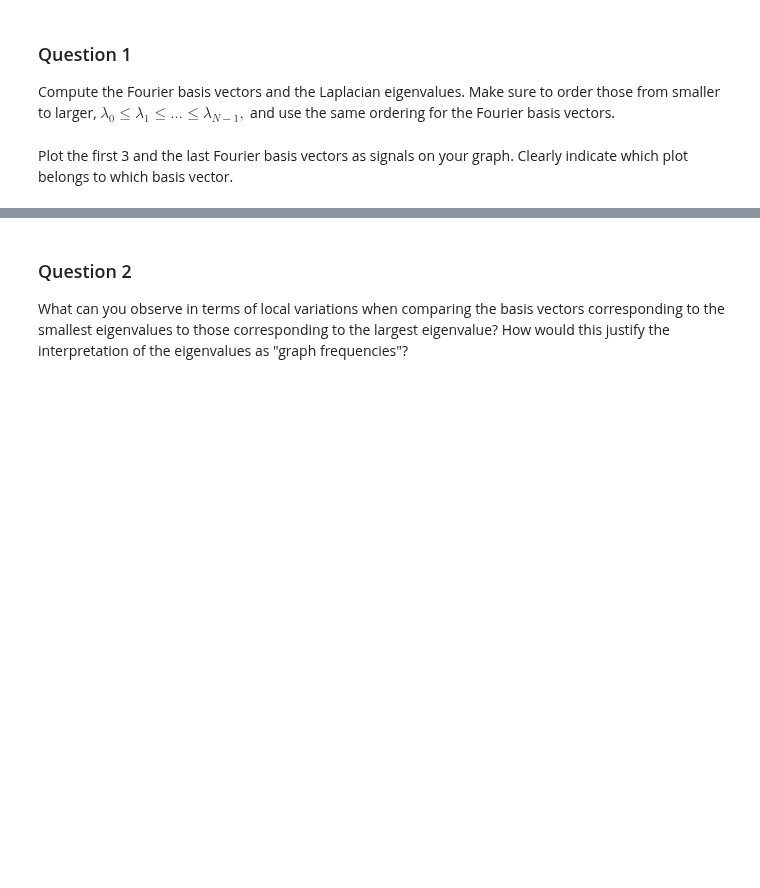
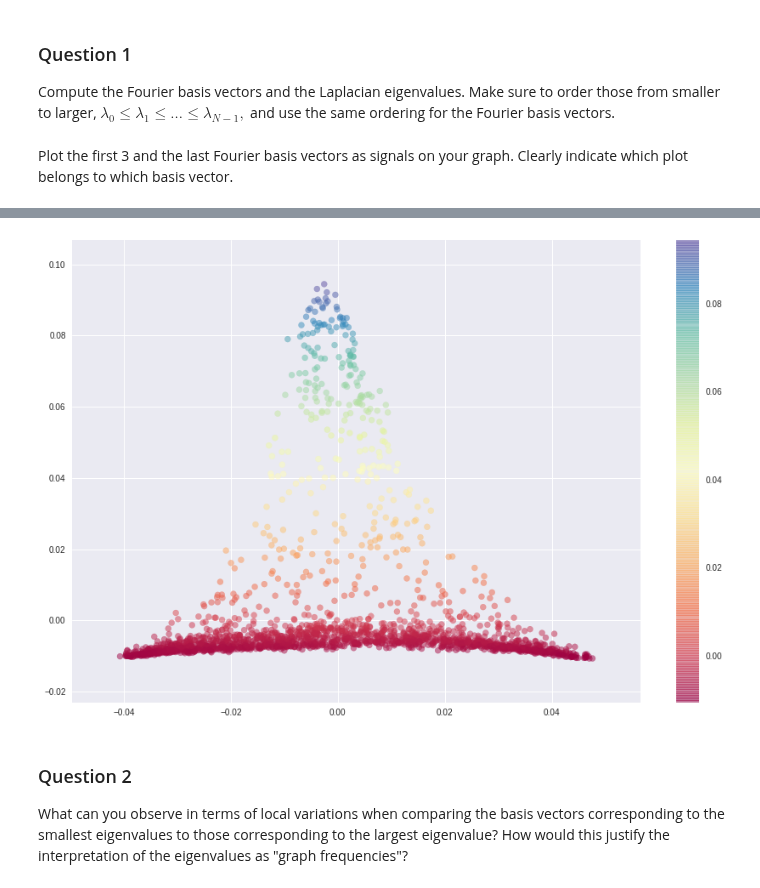
Before and after one commit to TTimTT/NTDS_Project, a Jupyter notebook: milestone_4/Tim_graph_signal_processing.ipynb, the cells around one changed output, grey strips where cells are left out. Cells and saved outputs as stored; diff of their text form; code cells hidden in the pictures; blank space fills up the shorter version.

```diff
--- a/milestone_4/Tim_graph_signal_processing.ipynb
+++ b/milestone_4/Tim_graph_signal_processing.ipynb
@@ -105,3 +126,10 @@ Plot the first 3 and the last Fourier basis vectors as signals on your graph. Cl
+# %%
+plt.figure(figsize=(15, 10))
+plt.scatter(eigenvectors[:, 1], eigenvectors[:, 2], c=U[:,2], alpha=0.5, cmap='Spectral')
+plt.colorbar()
+plt.show()
+# %% [output]
+[figure, added]
 # %%
 # Your code here.
 # %% [markdown]
```
Also changed, not shown: parts of 3 cells of this notebook.
